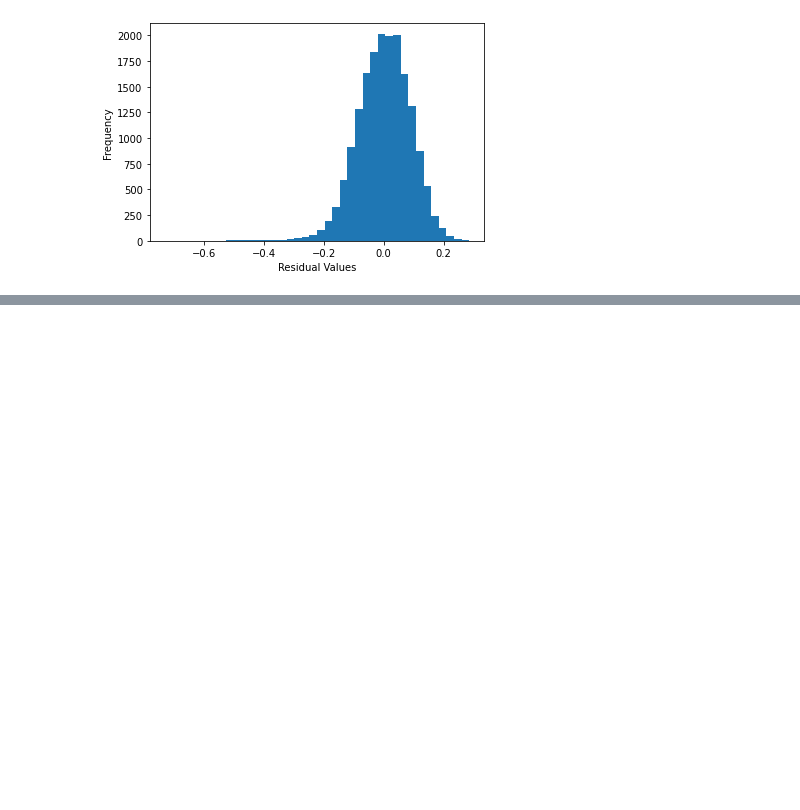
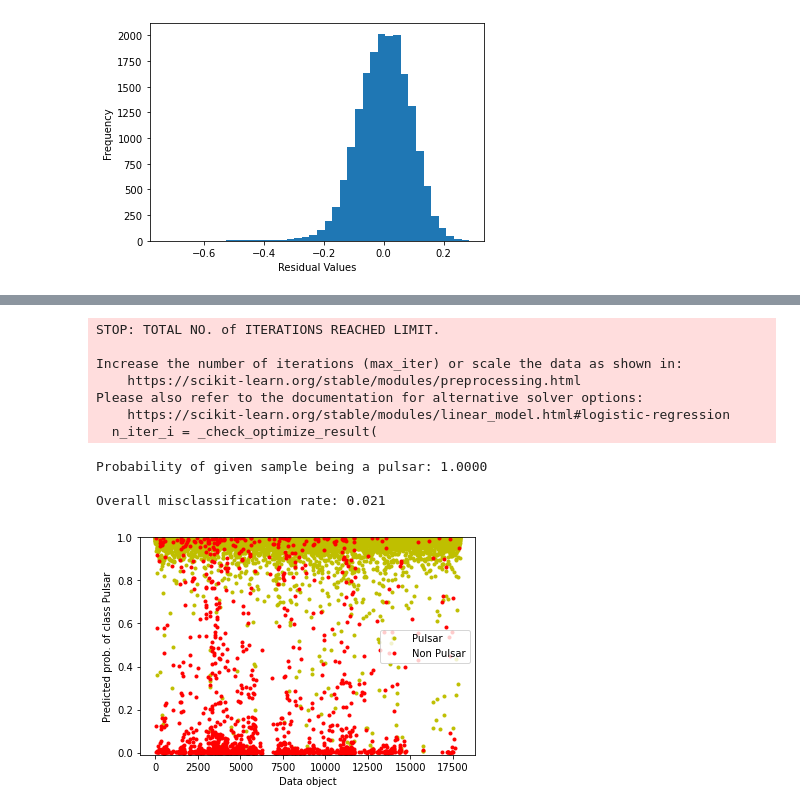
Before and after one commit to nickxir12/Machine_Learning_Projects, a Jupyter notebook: Project2/Code/MachineLearningProject2.ipynb, the cells around one changed output, grey strips where cells are left out. Saved outputs shown, nothing was run; the diff lists cells and outputs as text; code cells hidden in the pictures; blank space fills up the shorter version.

```diff
--- a/Project2/Code/MachineLearningProject2.ipynb
+++ b/Project2/Code/MachineLearningProject2.ipynb
@@ -239,0 +301,49 @@ for train_index, test_index in CV.split(X, y):
+# %%
+#Data loading for Linear Regression
+mat_data = loadmat('../MyData/HTRU_2.mat')
+X = mat_data['X']
+y = mat_data['y'].astype(int).squeeze()
+# %%
+#Logistic Regression-Classification method
+
+model = lm.LogisticRegression()
+model = model.fit(X,y)
+
+# Classify wine as White/Red (0/1) and assess probabilities
+y_est = model.predict(X)
+y_est_pulsar_prob = model.predict_proba(X)[:, 0]
+
+# Define a new data object (new type of wine), as in exercise 5.1.7
+x = np.array([6.9, 1.09, .06, 2.1, .0061, 12, 31, .99]).reshape(1,-1)
+# Evaluate the probability of x being a white wine (class=0)
+x_class = model.predict_proba(x)[0,0]
+
+# Evaluate classifier's misclassification rate over entire training data
+misclass_rate = np.sum(y_est != y) / float(len(y_est))
+
+# Display classification results
+print('\nProbability of given sample being a pulsar: {0:.4f}'.format(x_class))
+print('\nOverall misclassification rate: {0:.3f}'.format(misclass_rate))
+
+f = figure();
+class0_ids = np.nonzero(y==0)[0].tolist()
+plot(class0_ids, y_est_pulsar_prob[class0_ids], '.y')
+class1_ids = np.nonzero(y==1)[0].tolist()
+plot(class1_ids, y_est_pulsar_prob[class1_ids], '.r')
+xlabel('Data object'); ylabel('Predicted prob. of class Pulsar');
+legend(['Pulsar', 'Non Pulsar'])
+ylim(-0.01,1)
+
+show()
+# %% [output]
+STOP: TOTAL NO. of ITERATIONS REACHED LIMIT.
+
+Increase the number of iterations (max_iter) or scale the data as shown in:
+    https://scikit-learn.org/stable/modules/preprocessing.html
+Please also refer to the documentation for alternative solver options:
+    https://scikit-learn.org/stable/modules/linear_model.html#logistic-regression
+  n_iter_i = _check_optimize_result(
+Probability of given sample being a pulsar: 1.0000
+
+Overall misclassification rate: 0.021
+[figure, added]
```
Also changed, not shown: parts of 8 cells of this notebook.
